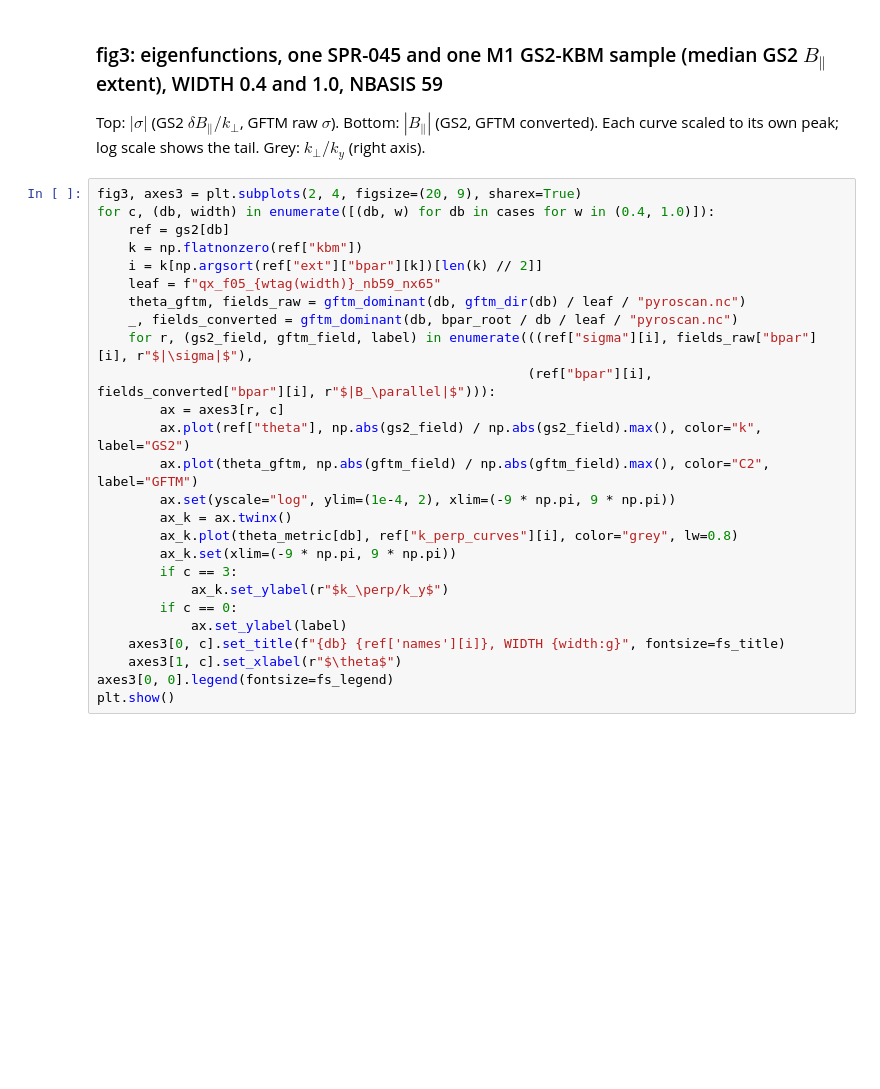
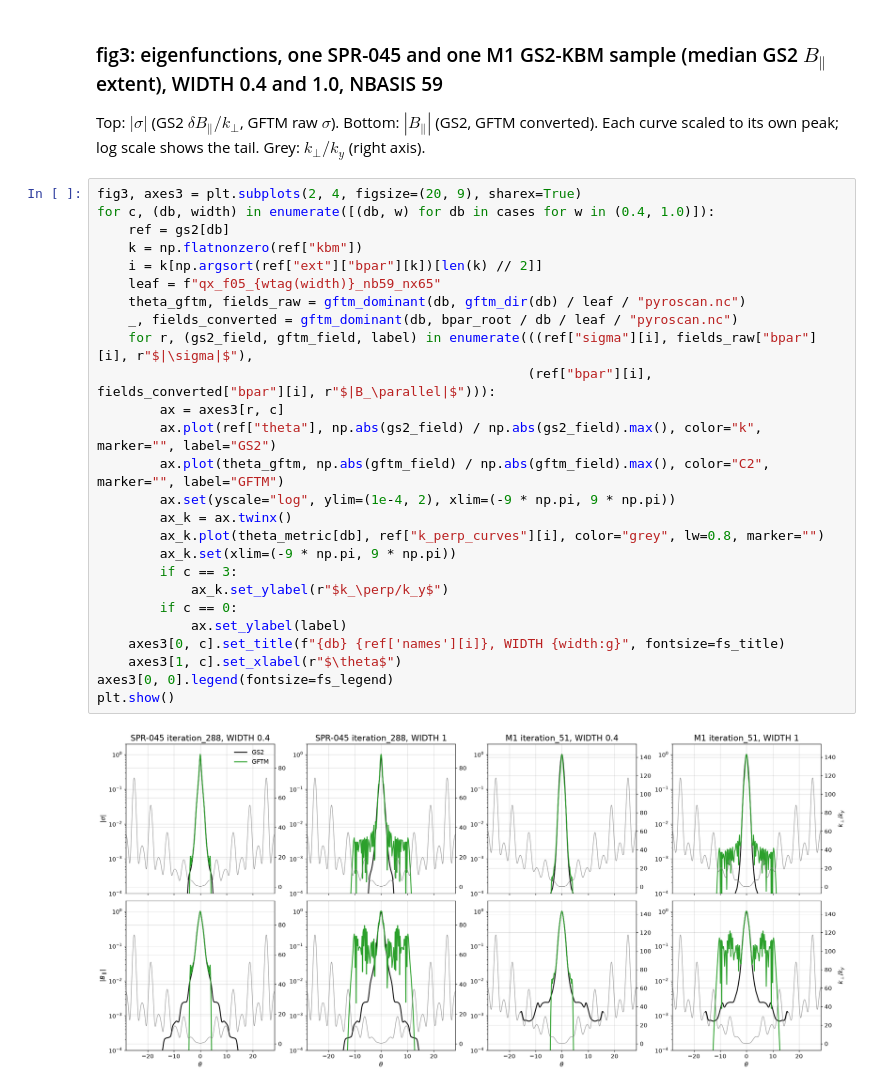
Before and after one commit to FelixWattsYork/General_Analysis, a Jupyter notebook: notebooks/gftm_bpar_extent.ipynb, the cells around one changed output. Cells and saved outputs as stored; diff of their text form; blank space fills up the shorter version.

```diff
--- a/notebooks/gftm_bpar_extent.ipynb
+++ b/notebooks/gftm_bpar_extent.ipynb
@@ -215,26 +252,28 @@ Top: $|\sigma|$ (GS2 $\delta B_\parallel/k_\perp$, GFTM raw $\sigma$). Bottom: $
 # %%
 fig3, axes3 = plt.subplots(2, 4, figsize=(20, 9), sharex=True)
 for c, (db, width) in enumerate([(db, w) for db in cases for w in (0.4, 1.0)]):
     ref = gs2[db]
     k = np.flatnonzero(ref["kbm"])
     i = k[np.argsort(ref["ext"]["bpar"][k])[len(k) // 2]]
     leaf = f"qx_f05_{wtag(width)}_nb59_nx65"
     theta_gftm, fields_raw = gftm_dominant(db, gftm_dir(db) / leaf / "pyroscan.nc")
     _, fields_converted = gftm_dominant(db, bpar_root / db / leaf / "pyroscan.nc")
     for r, (gs2_field, gftm_field, label) in enumerate(((ref["sigma"][i], fields_raw["bpar"][i], r"$|\sigma|$"),
                                                        (ref["bpar"][i], fields_converted["bpar"][i], r"$|B_\parallel|$"))):
         ax = axes3[r, c]
-        ax.plot(ref["theta"], np.abs(gs2_field) / np.abs(gs2_field).max(), color="k", label="GS2")
-        ax.plot(theta_gftm, np.abs(gftm_field) / np.abs(gftm_field).max(), color="C2", label="GFTM")
+        ax.plot(ref["theta"], np.abs(gs2_field) / np.abs(gs2_field).max(), color="k", marker="", label="GS2")
+        ax.plot(theta_gftm, np.abs(gftm_field) / np.abs(gftm_field).max(), color="C2", marker="", label="GFTM")
         ax.set(yscale="log", ylim=(1e-4, 2), xlim=(-9 * np.pi, 9 * np.pi))
         ax_k = ax.twinx()
-        ax_k.plot(theta_metric[db], ref["k_perp_curves"][i], color="grey", lw=0.8)
+        ax_k.plot(theta_metric[db], ref["k_perp_curves"][i], color="grey", lw=0.8, marker="")
         ax_k.set(xlim=(-9 * np.pi, 9 * np.pi))
         if c == 3:
             ax_k.set_ylabel(r"$k_\perp/k_y$")
         if c == 0:
             ax.set_ylabel(label)
     axes3[0, c].set_title(f"{db} {ref['names'][i]}, WIDTH {width:g}", fontsize=fs_title)
     axes3[1, c].set_xlabel(r"$\theta$")
 axes3[0, 0].legend(fontsize=fs_legend)
 plt.show()
+# %% [output]
+[figure, added]
```
Also changed, not shown: parts of 12 cells of this notebook.
